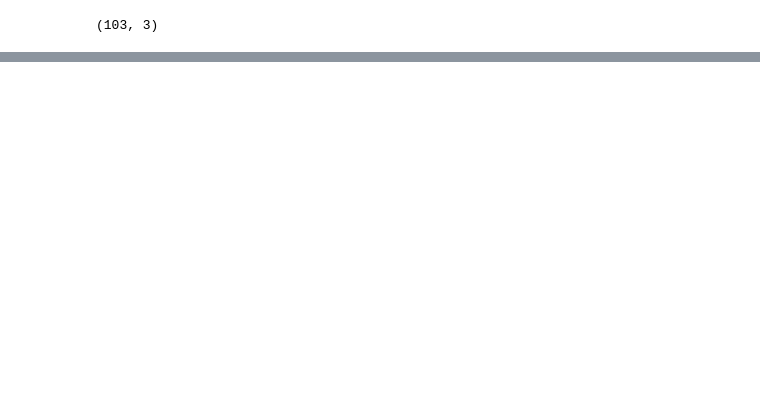
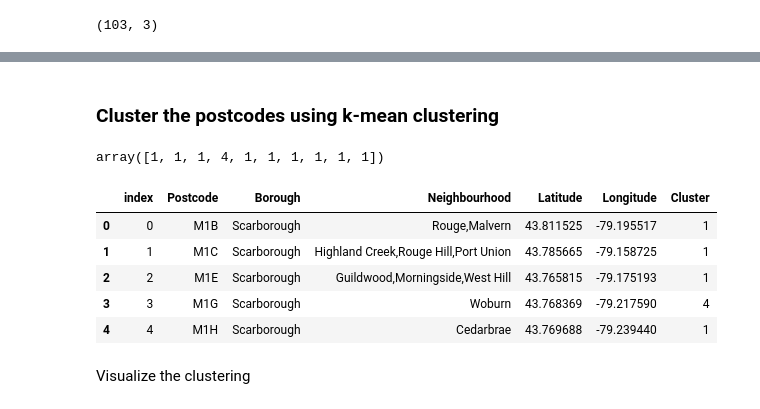
Before and after one commit to Metaming/Coursera_Capstone, a Jupyter notebook: Segmenting_Clustering_Toronto_mkliu.ipynb, the cells around one changed output, grey strips where cells are left out. Saved outputs shown, nothing was run; the diff lists cells and outputs as text; code cells hidden in the pictures; blank space fills up the shorter version.

```diff
--- a/Segmenting_Clustering_Toronto_mkliu.ipynb
+++ b/Segmenting_Clustering_Toronto_mkliu.ipynb
@@ -89,0 +460,8 @@ df_new.shape
+# %%
+# define a function to find the most common venues in each postcode area
+
+def return_most_common_venues(row, num_top_venues):
+    row_categories = row.iloc[1:]
+    row_categories_sorted = row_categories.sort_values(ascending=False)
+
+    return row_categories_sorted.index.values[0:num_top_venues]
@@ -89,0 +497,45 @@ df_new.shape
+# %% [markdown]
+### Cluster the postcodes using k-mean clustering
+# %%
+# import k-means from clustering stage
+from sklearn.cluster import KMeans
+
+# set number of clusters
+kclusters = 5
+
+Toronto_grouped_clustering = venues_postcodes_freq.drop('Postcode', 1)
+
+# run k-means clustering
+kmeans = KMeans(n_clusters=kclusters, random_state=0).fit(Toronto_grouped_clustering)
+
+# check cluster labels generated for each row in the dataframe
+kmeans.labels_[0:10]
+# %% [output]
+array([1, 1, 1, 4, 1, 1, 1, 1, 1, 1])
+# %%
+# add the cluster information and geographic location together
+df_cluster = pd.DataFrame({'Postcode':venues_postcodes_freq['Postcode'],'Cluster':kmeans.labels_})
+df_new2 = pd.DataFrame(columns = df_new.columns)
+
+for ind, pc in enumerate(df_new['Postcode']):
+
+    if pc in venues_postcodes_freq['Postcode'].values:
+        #print(ind,pc)
+        df_new2 = df_new2.append(df_new.iloc[ind,:])
+
+#df_new2.shape
+#df_cluster.shape
+df_new2 = df_new2.reset_index()
+df_new2
+df_cluster_postcode = pd.concat([df_new2,df_cluster.iloc[:,1]],axis = 1)
+
+df_cluster_postcode.head()
+# %% [output]
+|  | index | Postcode | Borough | Neighbourhood | Latitude | Longitude | Cluster |
+| 0 | 0 | M1B | Scarborough | Rouge,Malvern | 43.811525 | -79.195517 | 1 |
+| 1 | 1 | M1C | Scarborough | Highland Creek,Rouge Hill,Port Union | 43.785665 | -79.158725 | 1 |
+| 2 | 2 | M1E | Scarborough | Guildwood,Morningside,West Hill | 43.765815 | -79.175193 | 1 |
+| 3 | 3 | M1G | Scarborough | Woburn | 43.768369 | -79.217590 | 4 |
+| 4 | 4 | M1H | Scarborough | Cedarbrae | 43.769688 | -79.239440 | 1 |
+# %% [markdown]
+Visualize the clustering
```
Also changed, not shown: parts of 54 cells of this notebook.
